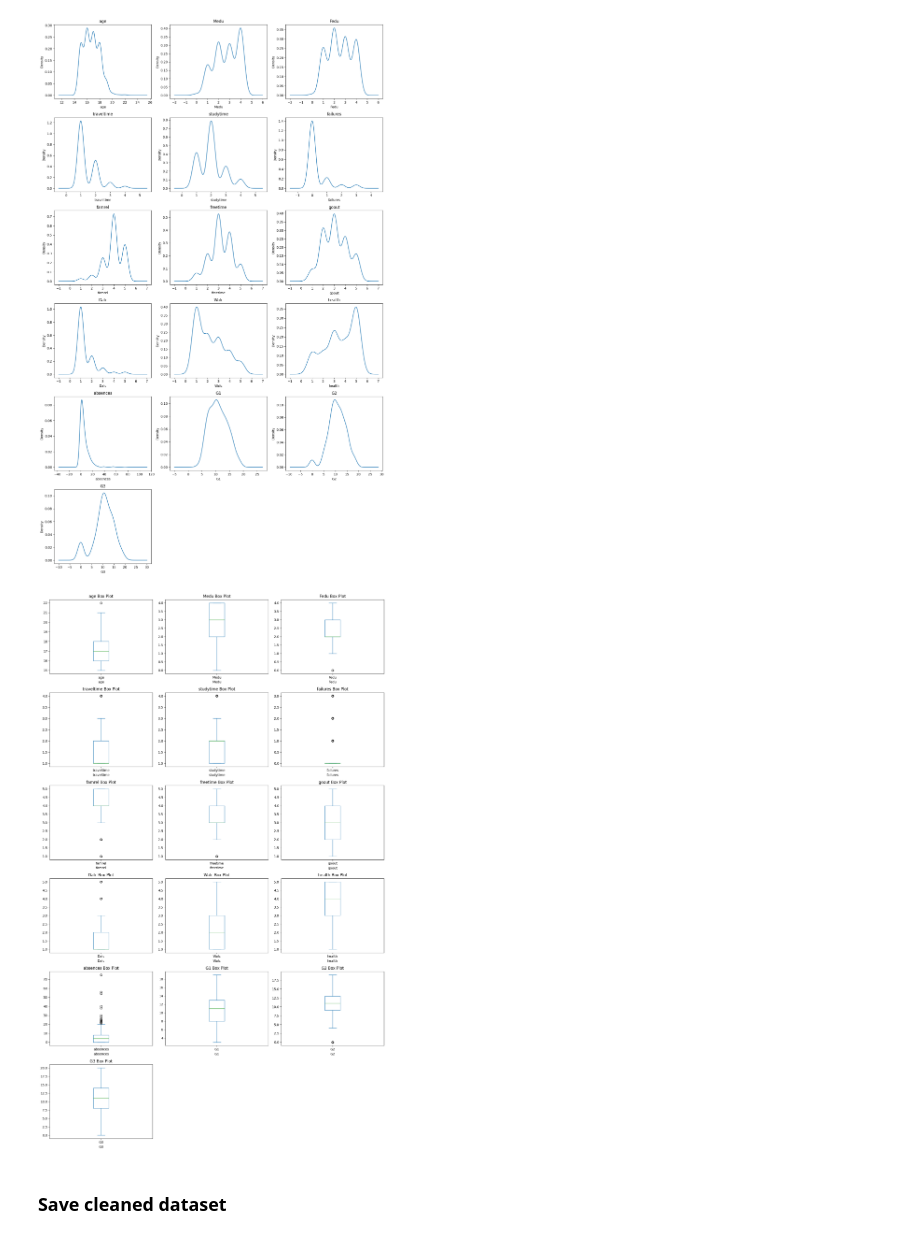
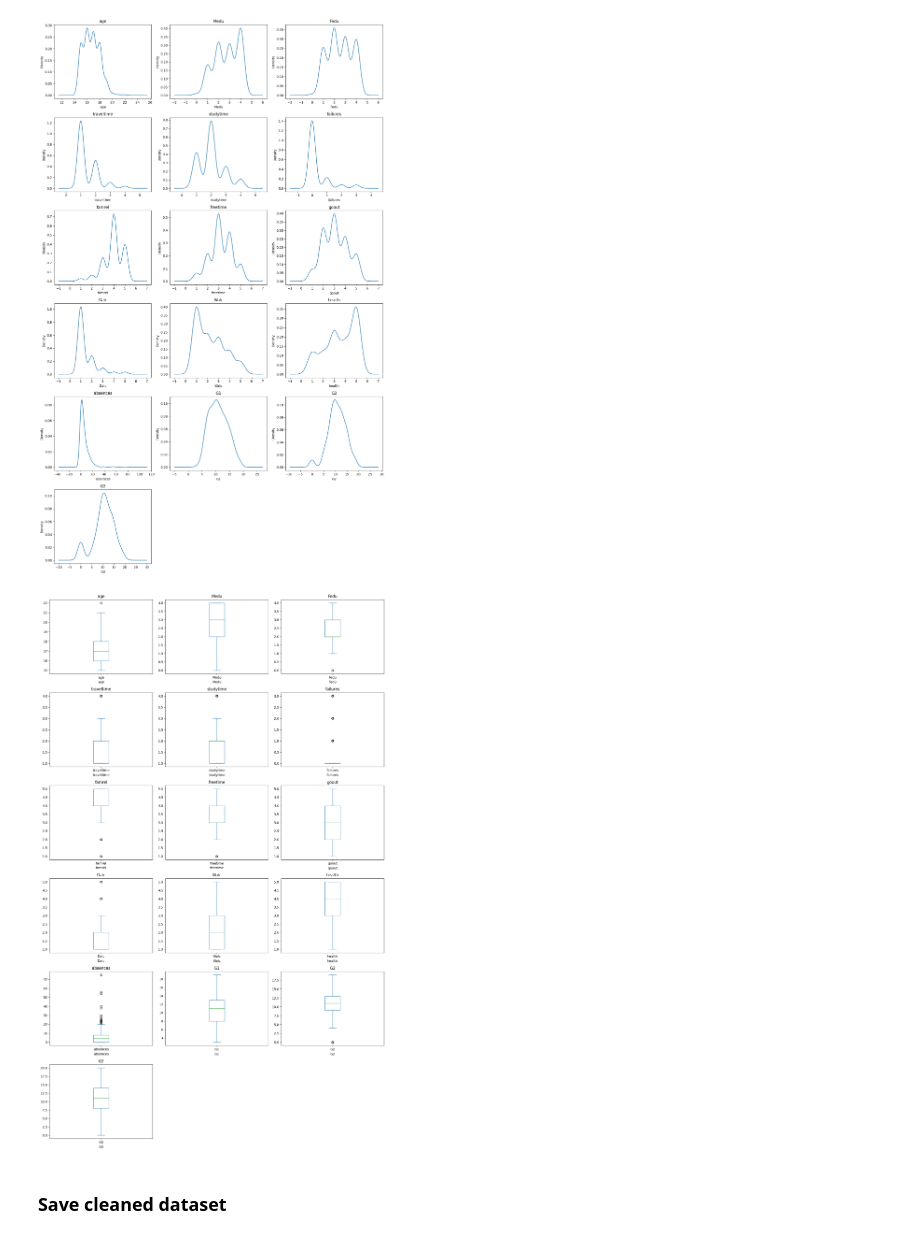
Before and after one commit to pavlorudak/pavlorudak, a Jupyter notebook: pr-ctica1.ipynb, the cells around one changed output. Saved outputs shown, nothing was run; the diff lists cells and outputs as text; code cells hidden in the pictures.

```diff
--- a/pr-ctica1.ipynb
+++ b/pr-ctica1.ipynb
@@ -275,35 +275,35 @@ plt.show()
 # %%
 # Box plot
 
 # List of numerical columns
 numerical_columns = ['age', 'Medu', 'Fedu', 'traveltime', 'studytime', 'failures', 'famrel', 'freetime',
                      'goout', 'Dalc', 'Walc', 'health', 'absences', 'G1', 'G2', 'G3']
 
 # Calculate the number of rows and columns for subplots
 num_cols = len(numerical_columns)
 num_cols_per_row = 3  # Number of columns per row
 num_rows = (num_cols + num_cols_per_row - 1) // num_cols_per_row
 
 # Create subplots
 fig, axes = plt.subplots(num_rows, num_cols_per_row, figsize=(15, num_rows * 4))
 
 for i, col in enumerate(numerical_columns):
     row = i // num_cols_per_row
     col_num = i % num_cols_per_row
     data[col].plot.box(ax=axes[row, col_num])
-    axes[row, col_num].set_title(f'{col} Box Plot')
+    axes[row, col_num].set_title(f'{col}')
     axes[row, col_num].set_xlabel(col)
 
 # Hide any empty subplots
 for i in range(num_cols, num_rows * num_cols_per_row):
     row = i // num_cols_per_row
     col_num = i % num_cols_per_row
     fig.delaxes(axes[row, col_num])
 
 plt.tight_layout()
 plt.show()
 # %% [output]
-[figure, old version]
+[figure, new version]
 # %% [markdown]
 ### Save cleaned dataset ###
 # %%
```
